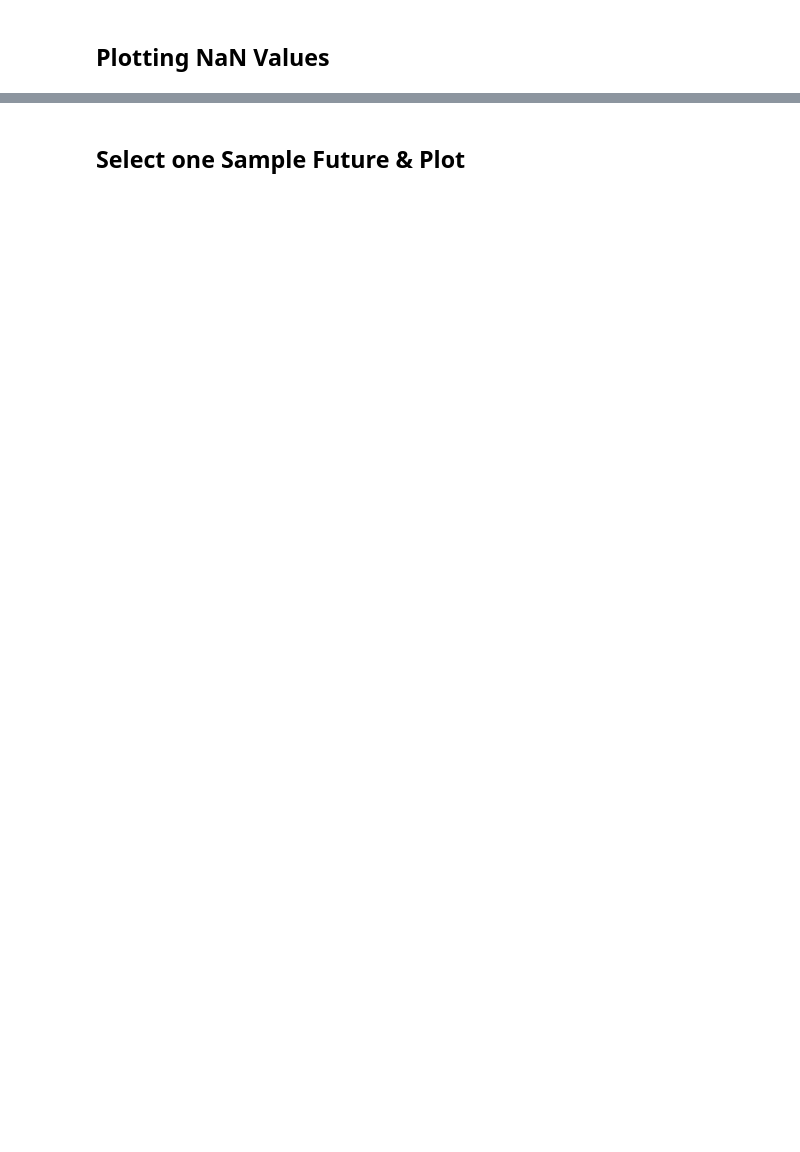
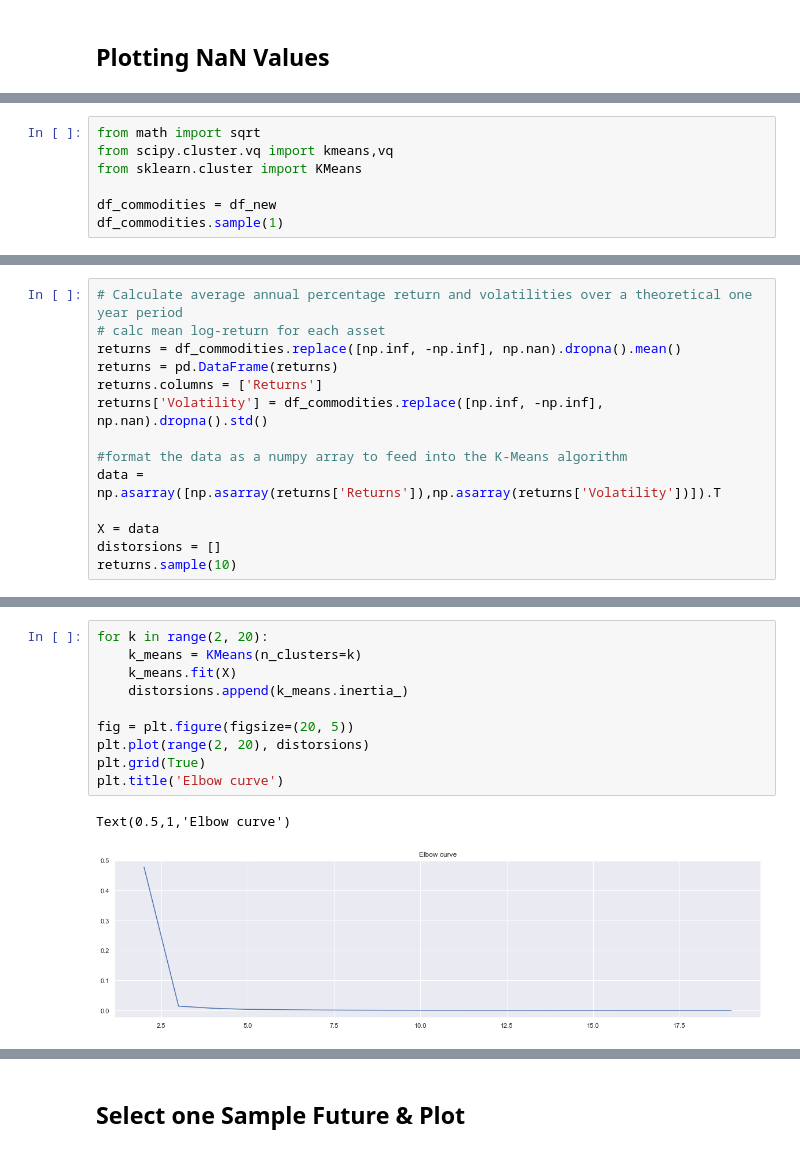
Before and after one commit to weberjoe/cme_futures_analysis, a Jupyter notebook: commodities_fetch.ipynb, the cells around one changed output, grey strips where cells are left out. Drawn from its saved outputs; the diff is of its cells as text; blank space fills up the shorter version.

```diff
--- a/commodities_fetch.ipynb
+++ b/commodities_fetch.ipynb
@@ -255,0 +171,7 @@ ax = sns.scatterplot(x="days", y="futures", s=250, data=df)
+# %%
+from math import sqrt
+from scipy.cluster.vq import kmeans,vq
+from sklearn.cluster import KMeans
+
+df_commodities = df_new
+df_commodities.sample(1)
@@ -255,0 +183,14 @@ ax = sns.scatterplot(x="days", y="futures", s=250, data=df)
+# %%
+# Calculate average annual percentage return and volatilities over a theoretical one year period
+# calc mean log-return for each asset
+returns = df_commodities.replace([np.inf, -np.inf], np.nan).dropna().mean()
+returns = pd.DataFrame(returns)
+returns.columns = ['Returns']
+returns['Volatility'] = df_commodities.replace([np.inf, -np.inf], np.nan).dropna().std()
+
+#format the data as a numpy array to feed into the K-Means algorithm
+data = np.asarray([np.asarray(returns['Returns']),np.asarray(returns['Volatility'])]).T
+
+X = data
+distorsions = []
+returns.sample(10)
@@ -255,0 +209,13 @@ ax = sns.scatterplot(x="days", y="futures", s=250, data=df)
+# %%
+for k in range(2, 20):
+    k_means = KMeans(n_clusters=k)
+    k_means.fit(X)
+    distorsions.append(k_means.inertia_)
+
+fig = plt.figure(figsize=(20, 5))
+plt.plot(range(2, 20), distorsions)
+plt.grid(True)
+plt.title('Elbow curve')
+# %% [output]
+Text(0.5,1,'Elbow curve')
+[figure, added]
```
Also changed, not shown: parts of 46 cells of this notebook, 13 other files.
